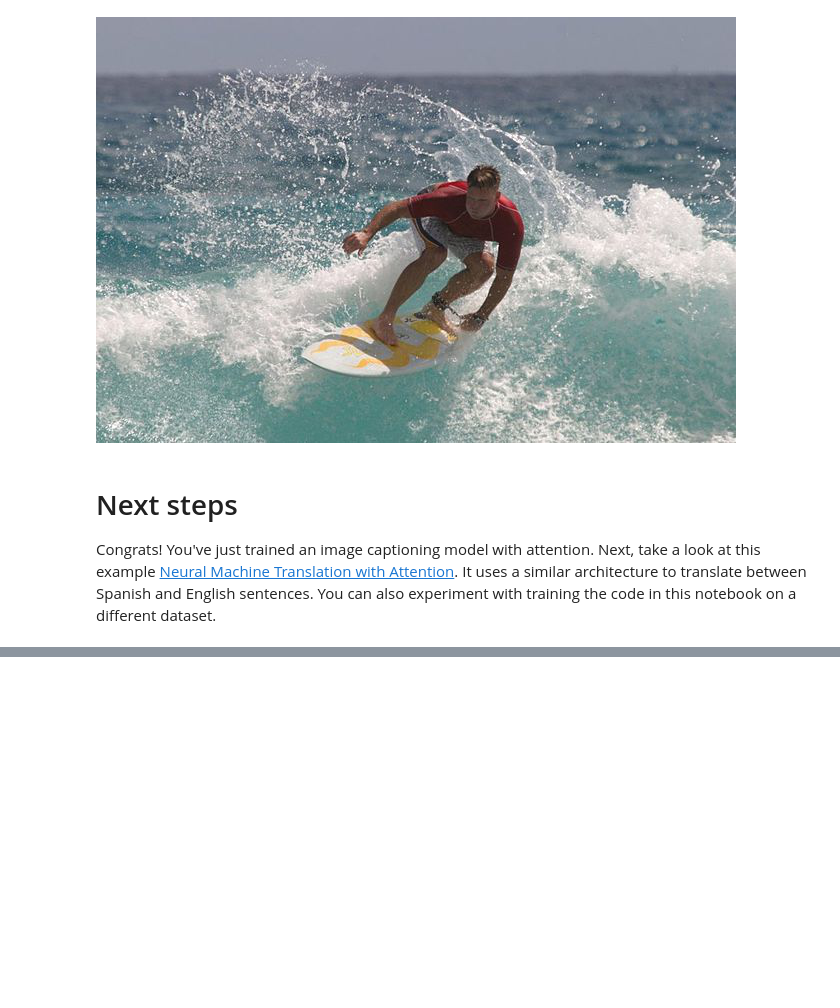
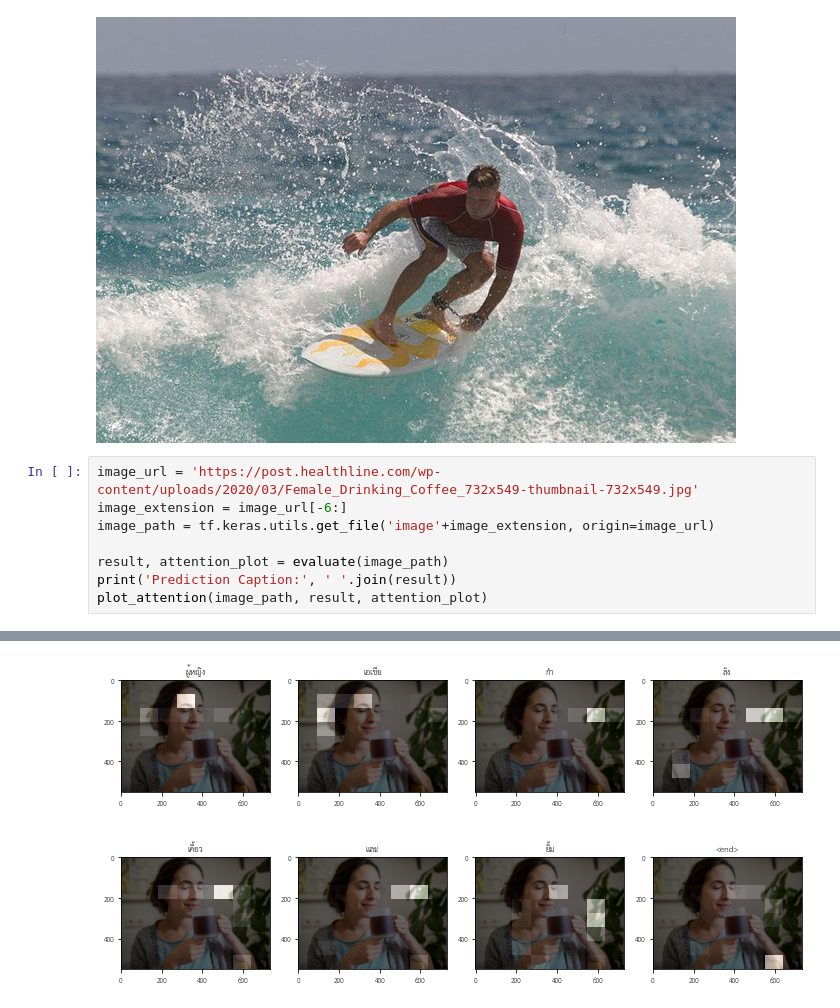
Before and after one commit to Jannyney/ImageCaptioning, a Jupyter notebook: Image_Captioning_Thai_Updated.ipynb, the cells around one changed output, grey strips where cells are left out. Drawn from its saved outputs; the diff is of its cells as text; blank space fills up the shorter version.

```diff
--- a/Image_Captioning_Thai_Updated.ipynb
+++ b/Image_Captioning_Thai_Updated.ipynb
@@ -853,7 +849,12 @@ Image.open(image_path)
 Prediction Caption: มนุษย์ กํา ลัง เล่น กระดานโต้คลื่น <end>
 [figure]
 [figure]
-# %% [markdown]
-# Next steps
-
-Congrats! You've just trained an image captioning model with attention. Next, take a look at this example [Neural Machine Translation with Attention](../sequences/nmt_with_attention.ipynb). It uses a similar architecture to translate between Spanish and English sentences. You can also experiment with training the code in this notebook on a different dataset.
+# %%
+image_url = 'https://post.healthline.com/wp-content/uploads/2020/03/Female_Drinking_Coffee_732x549-thumbnail-732x549.jpg'
+image_extension = image_url[-6:]
+image_path = tf.keras.utils.get_file('image'+image_extension, origin=image_url)
+
+result, attention_plot = evaluate(image_path)
+print('Prediction Caption:', ' '.join(result))
+plot_attention(image_path, result, attention_plot)
+# %% [output]
@@ -859,0 +864 @@ Congrats! You've just trained an image captioning model with attention. Next, ta
+[figure, added]
```
Also changed, not shown: parts of 6 cells of this notebook.
